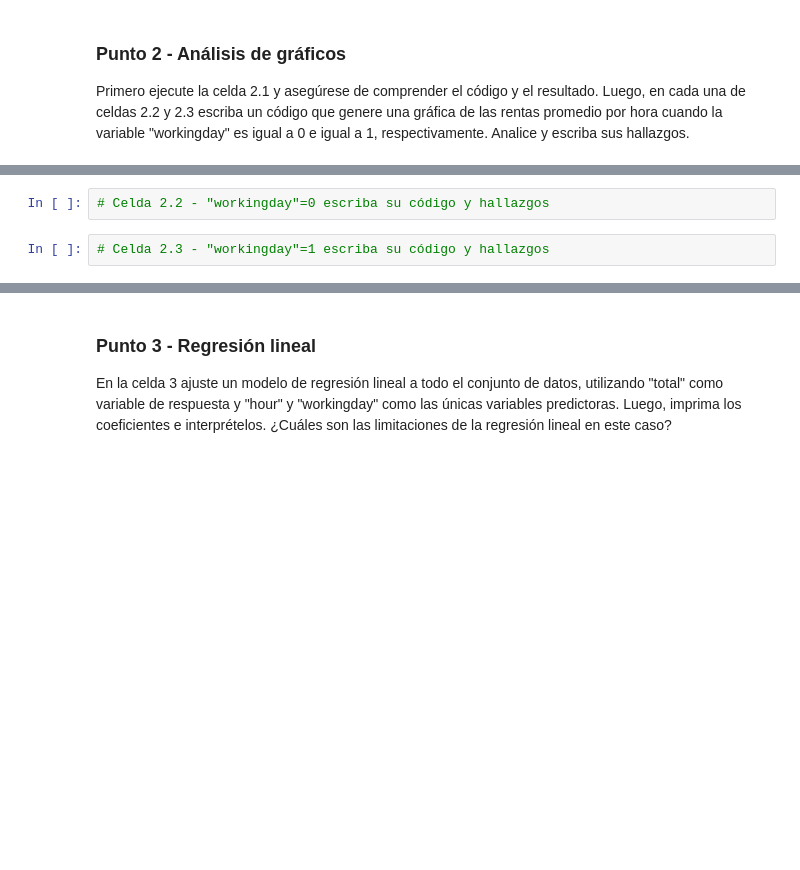
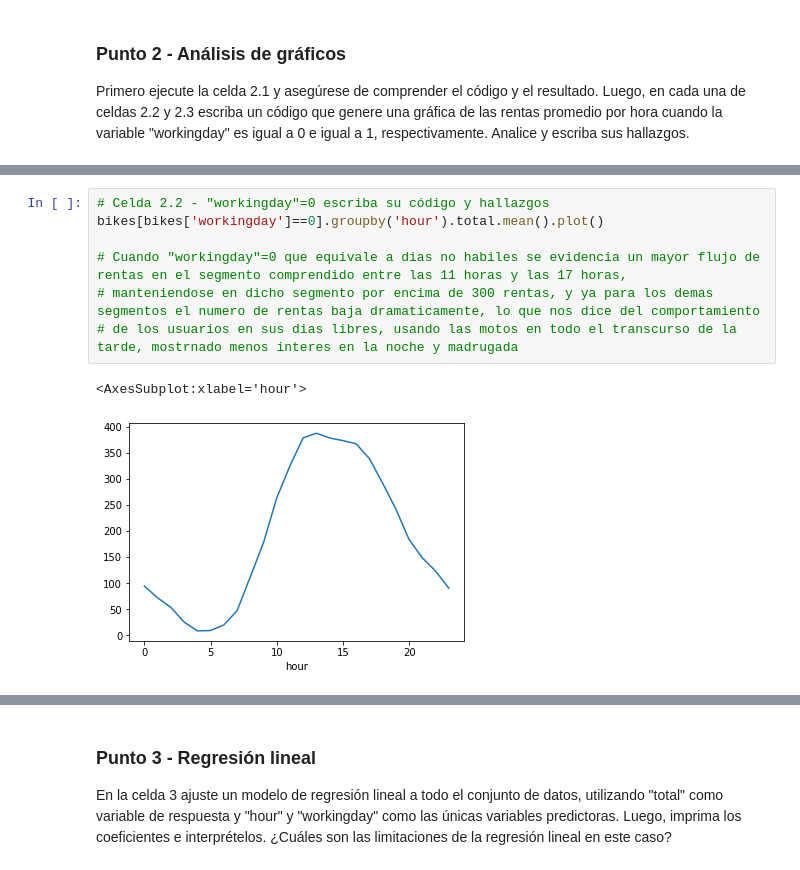
Before and after one commit to albahnsen/MIAD_ML_and_NLP, a Jupyter notebook: Semana 1/S1TC1_arboles_ensamblajes.ipynb, the cells around one changed output, grey strips where cells are left out. Drawn from its saved outputs; the diff is of its cells as text; blank space fills up the shorter version.

```diff
--- a/Semana 1/S1TC1_arboles_ensamblajes.ipynb
+++ b/Semana 1/S1TC1_arboles_ensamblajes.ipynb
@@ -50,4 +234,10 @@ bikes.groupby('hour').total.mean().plot()
-# %%
-# Celda 2.2 - "workingday"=0 escriba su código y hallazgos
-# %%
-# Celda 2.3 - "workingday"=1 escriba su código y hallazgos
+# %%
+# Celda 2.2 - "workingday"=0 escriba su código y hallazgos
+bikes[bikes['workingday']==0].groupby('hour').total.mean().plot()
+
+# Cuando "workingday"=0 que equivale a dias no habiles se evidencia un mayor flujo de rentas en el segmento comprendido entre las 11 horas y las 17 horas,
+# manteniendose en dicho segmento por encima de 300 rentas, y ya para los demas segmentos el numero de rentas baja dramaticamente, lo que nos dice del comportamiento
+# de los usuarios en sus dias libres, usando las motos en todo el transcurso de la tarde, mostrnado menos interes en la noche y madrugada
+# %% [output]
+<AxesSubplot:xlabel='hour'>
+[figure, added]
```
Also changed, not shown: parts of 48 cells of this notebook, 3 other files.
